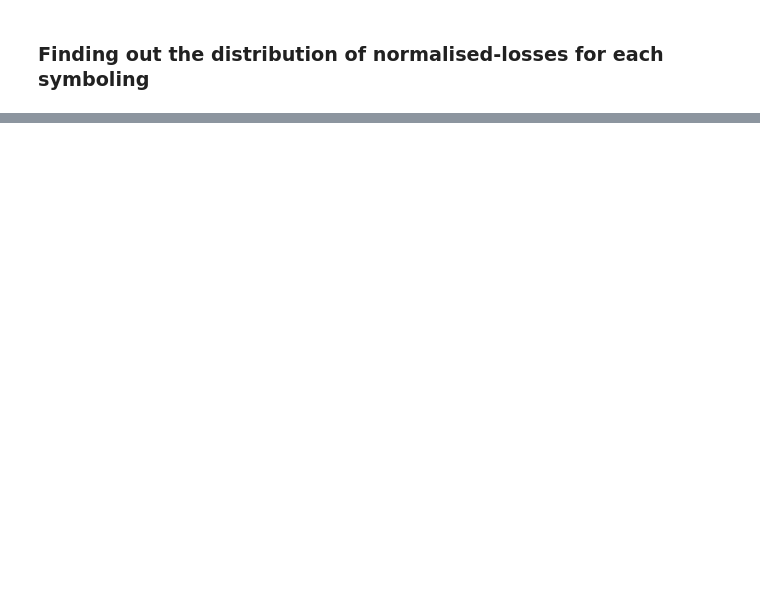
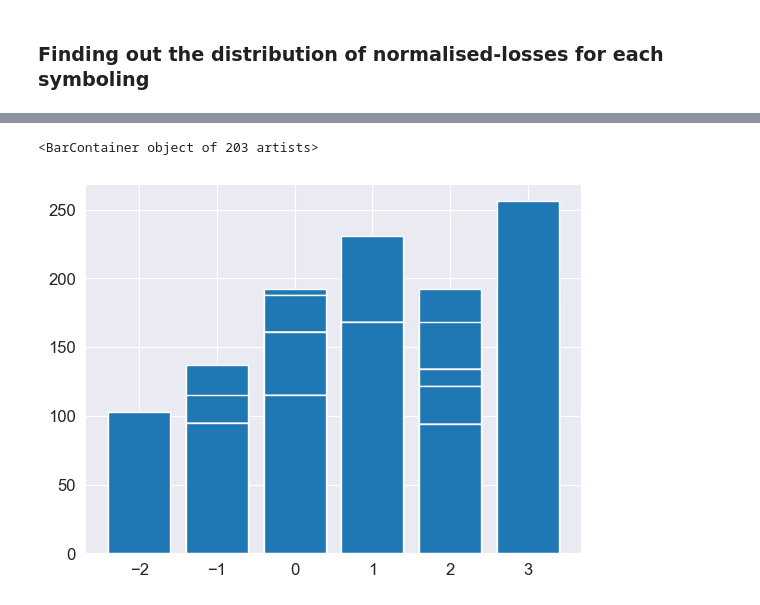
Before and after one commit to kasuleBS/automobile_analysis, a Jupyter notebook: analysis_file.ipynb, the cells around one changed output, grey strips where cells are left out. Cells and saved outputs as stored; diff of their text form; code cells hidden in the pictures; blank space fills up the shorter version.

```diff
--- a/analysis_file.ipynb
+++ b/analysis_file.ipynb
@@ -1358,0 +1366,5 @@ make_df('symboling_p3_df',3)
+# %%
+plt.bar(automobile_df.symboling, automobile_df['normalized-losses'])
+# %% [output]
+<BarContainer object of 203 artists>
+[figure, added]
```
Also changed, not shown: parts of 31 cells of this notebook.
